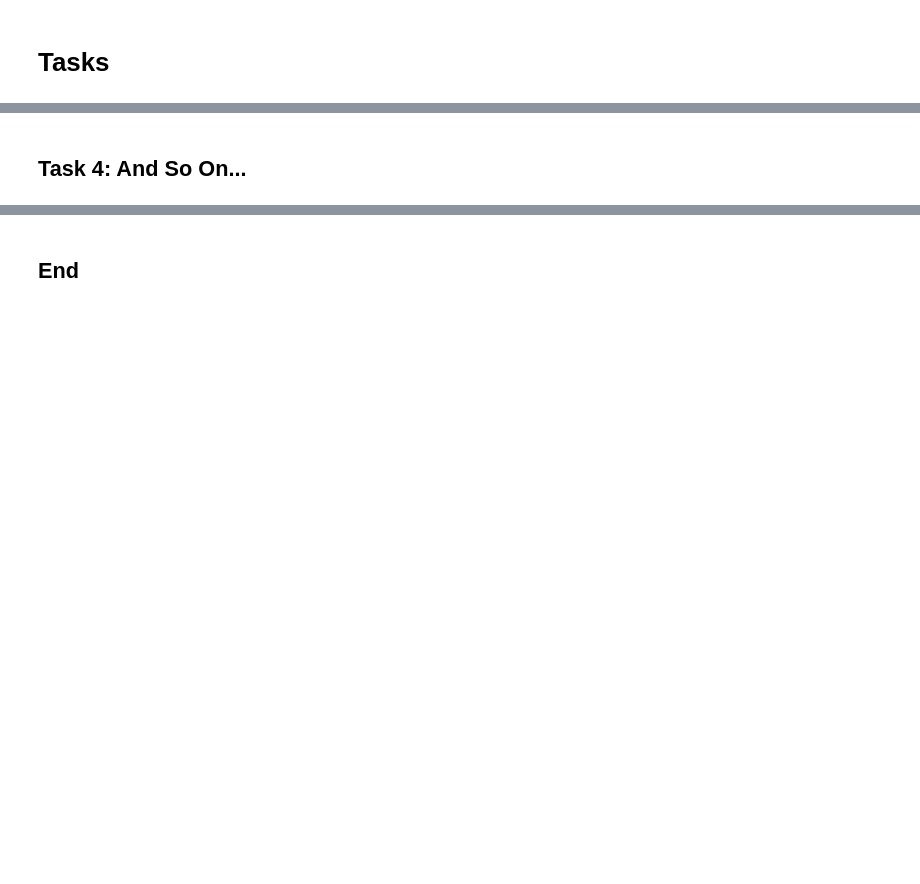
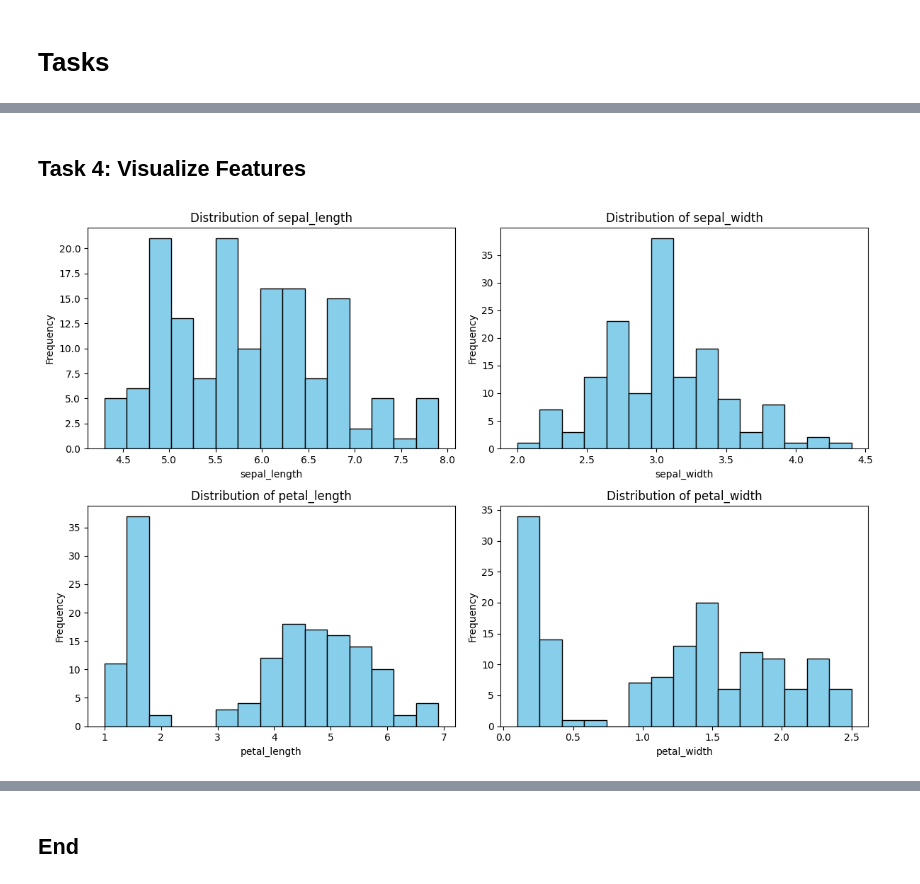
Before and after one commit to tihana-gray/principles_of_data_analytics, a Jupyter notebook: tasks.ipynb, the cells around one changed output, grey strips where cells are left out. Drawn from its saved outputs; the diff is of its cells as text; code cells hidden in the pictures; blank space fills up the shorter version.

```diff
--- a/tasks.ipynb
+++ b/tasks.ipynb
@@ -7,6 +2,0 @@
-# %%
-# Calculate the sum of the numbers from 1 to 10 inclusive.
-sum = 0
-for i in range(1, 11):
-    sum += i
-print(sum)
@@ -15 +11,4 @@ print(sum)
+# %%
+# Load the iris dataset.
+df = pd.read_csv('https://gist.githubusercontent.com/curran/a08a1080b88344b0c8a7/raw/0e7a9b0a5d22642a06d3d5b9bcbad9890c8ee534/iris.csv')
 # %% [markdown]
@@ -19,2 +72,24 @@ print(sum)
 # %% [markdown]
-## Task 4: And So On...
+## Task 4: Visualize Features
+# %%
+import matplotlib.pyplot as plt
+
+# Define feature columns (excluding 'species')
+features = df.columns[:-1]  # All columns except the last one ('species')
+
+# Set figure size
+plt.figure(figsize=(12, 8))
+
+# Loop through features and plot histograms
+for i, feature in enumerate(features):
+    plt.subplot(2, 2, i + 1)  # Create a 2x2 grid of subplots
+    plt.hist(df[feature], bins=15, color='skyblue', edgecolor='black')  # Histogram
+    plt.title(f"Distribution of {feature}")  # Title
+    plt.xlabel(feature)  # X-axis label
+    plt.ylabel("Frequency")  # Y-axis label
+
+# Adjust layout for clarity
+plt.tight_layout()
+plt.show()
+# %% [output]
+[figure, added]
```
Also changed, not shown: parts of 15 cells of this notebook.
